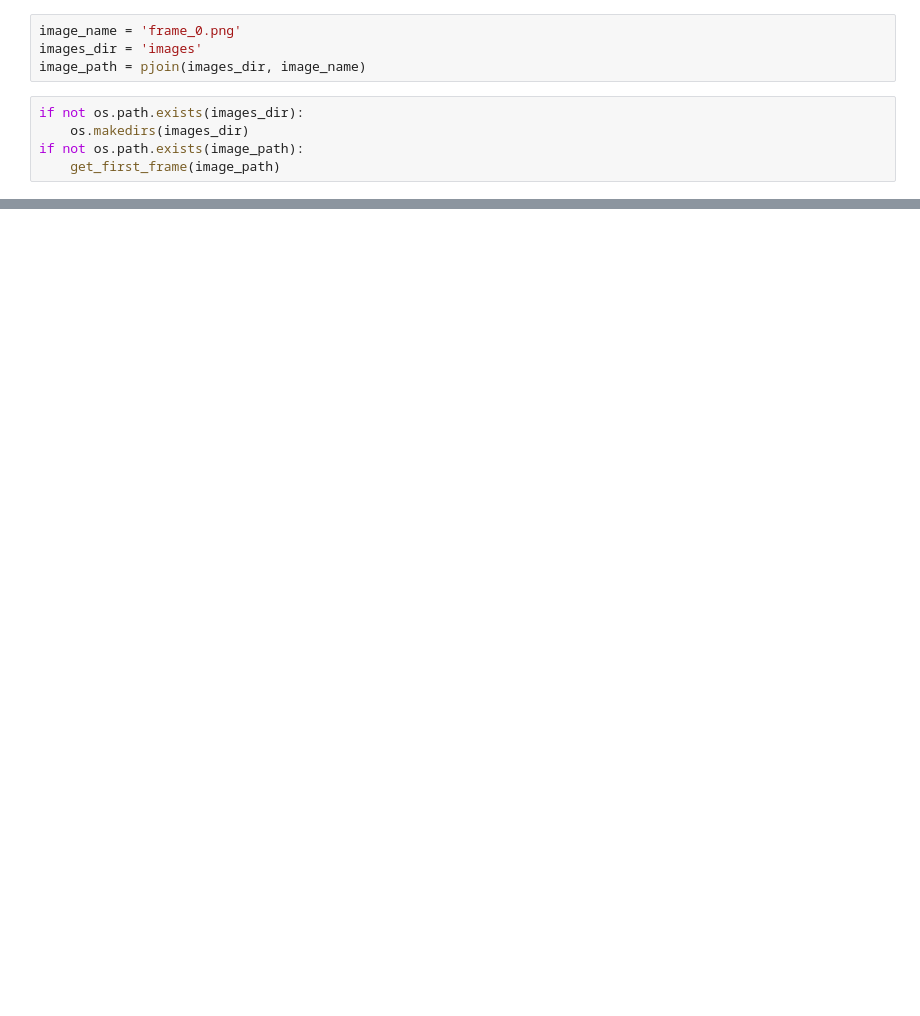
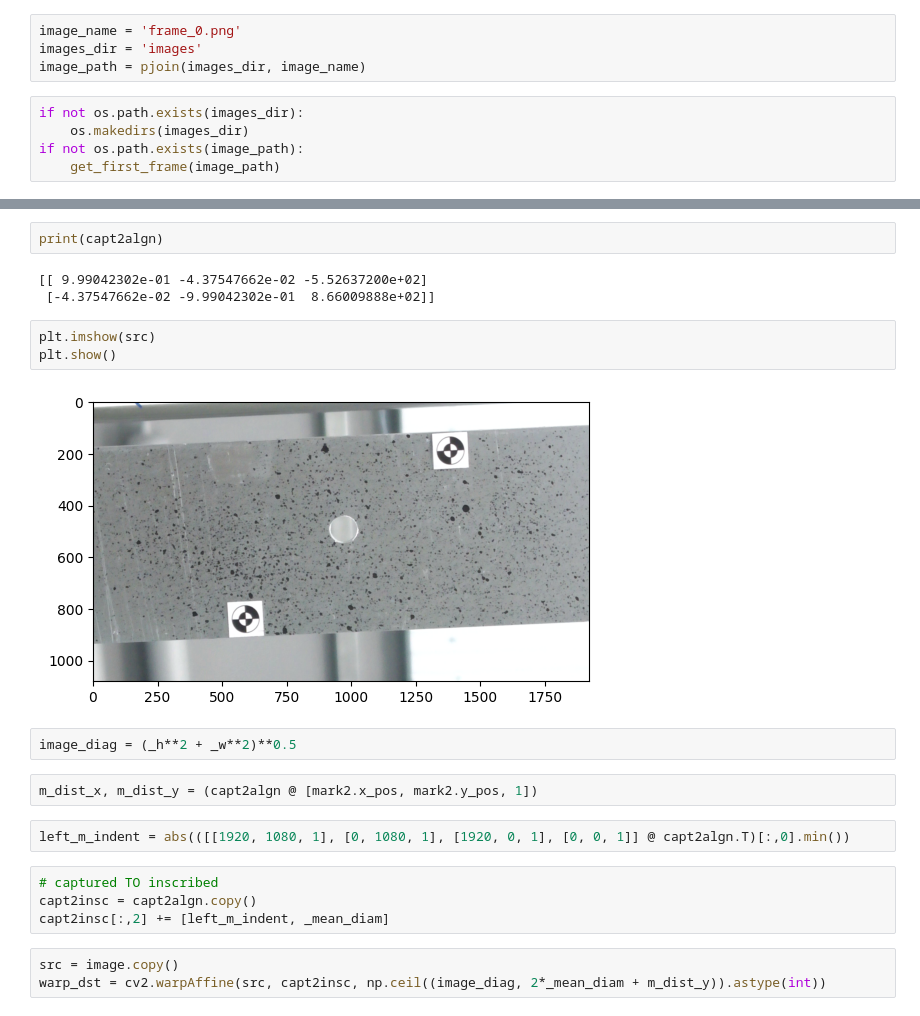
Before and after one commit to ravilkooo/ContactlessPlaneTesting, a Jupyter notebook: ravil/manual_mark_detection.ipynb, the cells around one changed output, grey strips where cells are left out. Saved outputs shown, nothing was run; the diff lists cells and outputs as text; blank space fills up the shorter version.

```diff
--- a/ravil/manual_mark_detection.ipynb
+++ b/ravil/manual_mark_detection.ipynb
@@ -381,0 +358,23 @@ plt.show()
+# %%
+print(capt2algn)
+# %% [output]
+[[ 9.99042302e-01 -4.37547662e-02 -5.52637200e+02]
+ [-4.37547662e-02 -9.99042302e-01  8.66009888e+02]]
+# %%
+plt.imshow(src)
+plt.show()
+# %% [output]
+[figure, added]
+# %%
+image_diag = (_h**2 + _w**2)**0.5
+# %%
+m_dist_x, m_dist_y = (capt2algn @ [mark2.x_pos, mark2.y_pos, 1])
+# %%
+left_m_indent = abs(([[1920, 1080, 1], [0, 1080, 1], [1920, 0, 1], [0, 0, 1]] @ capt2algn.T)[:,0].min())
+# %%
+# captured TO inscribed
+capt2insc = capt2algn.copy()
+capt2insc[:,2] += [left_m_indent, _mean_diam]
+# %%
+src = image.copy()
+warp_dst = cv2.warpAffine(src, capt2insc, np.ceil((image_diag, 2*_mean_diam + m_dist_y)).astype(int))
```
Also changed, not shown: parts of 53 cells of this notebook.
